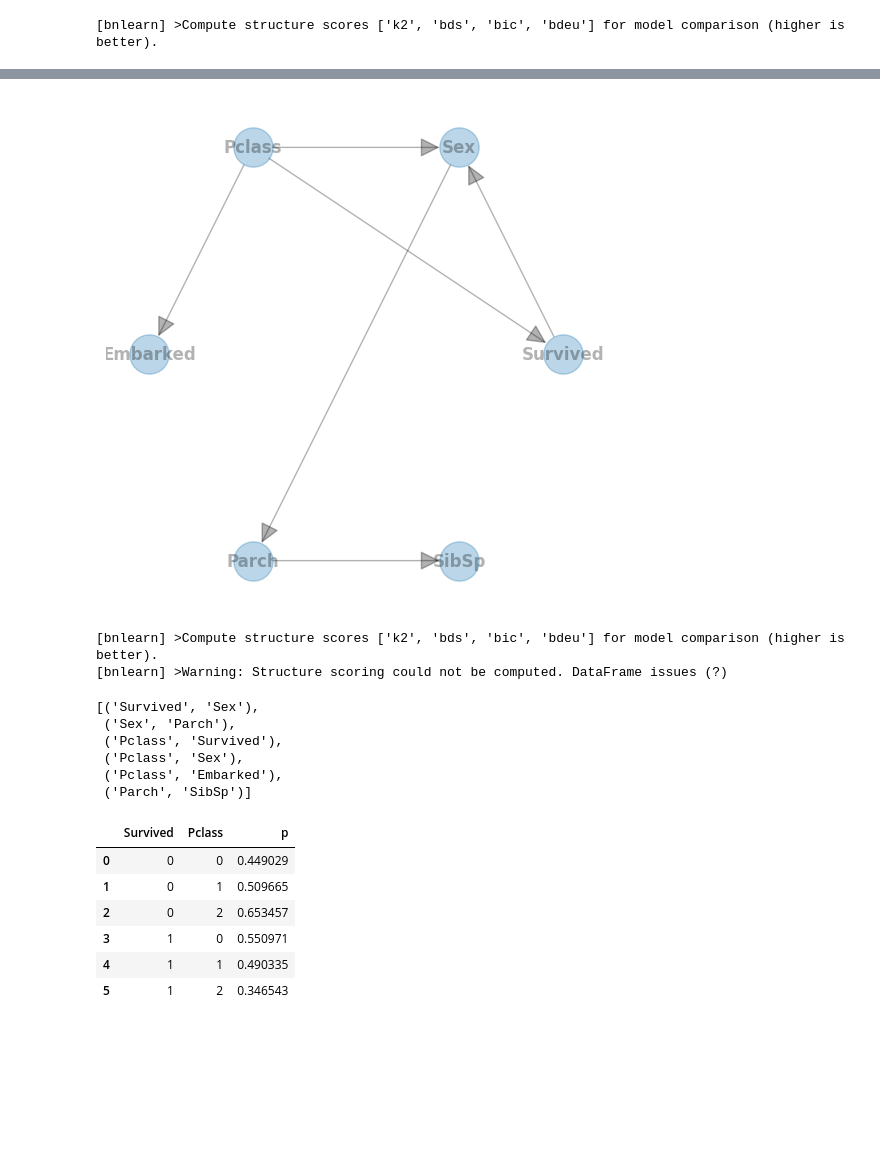
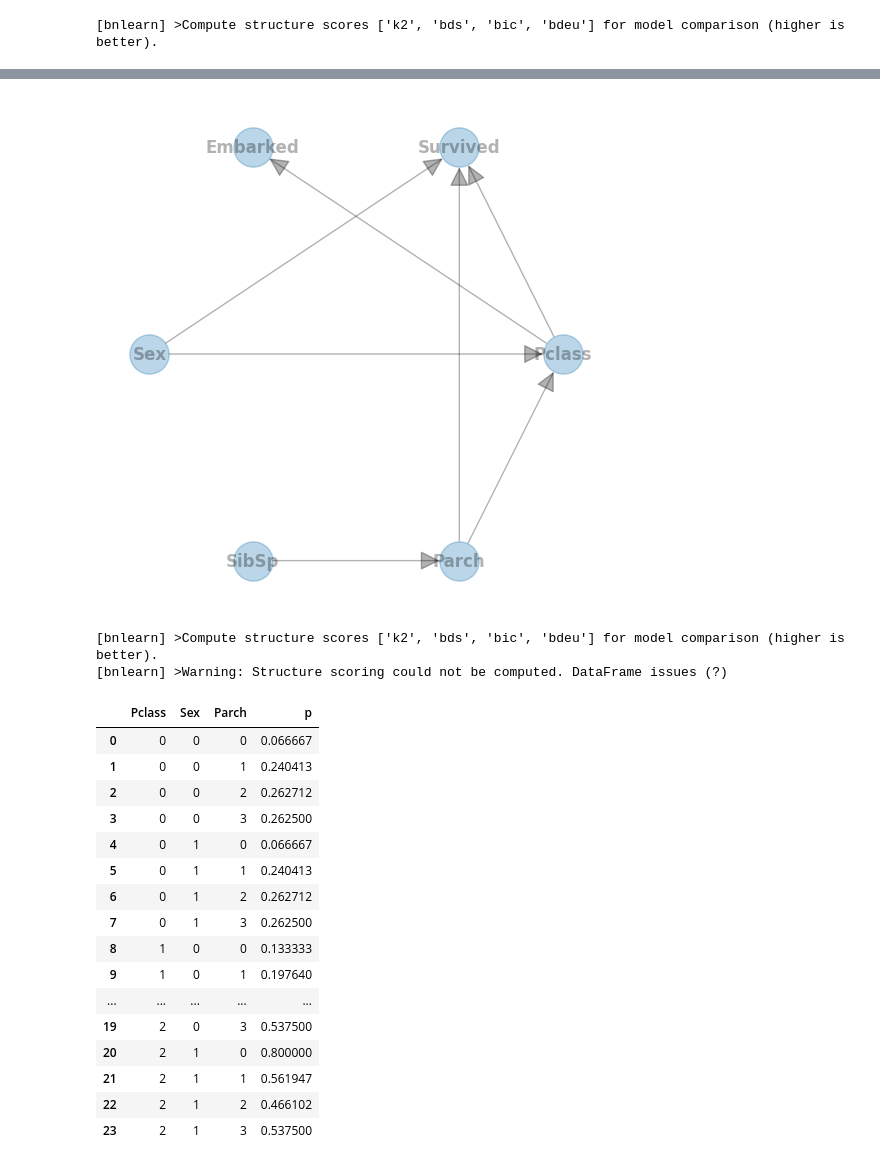
Before and after one commit to rugonzs/FLAI, a Jupyter notebook: Using FLAI for causal.ipynb, the cells around one changed output, grey strips where cells are left out. Drawn from its saved outputs; the diff is of its cells as text; code cells hidden in the pictures; blank space fills up the shorter version.

```diff
--- a/Using FLAI for causal.ipynb
+++ b/Using FLAI for causal.ipynb
@@ -55,5 +51,5 @@ flai_graph.graph['model_edges']
 # %%
-flai_graph.plot()
+flai_graph.plot(directed = True)
 # %% [output]
-[figure, old version]
+[figure, new version]
 # %%
@@ -61,24 +57,25 @@ flai_graph.learn_cpd()
 # %% [output]
 [bnlearn] >Compute structure scores ['k2', 'bds', 'bic', 'bdeu'] for model comparison (higher is better).
 [bnlearn] >Warning: Structure scoring could not be computed. DataFrame issues (?)
-# %%
-flai_graph.graph['model_edges']
-# %% [output]
-[('Survived', 'Sex'),
- ('Sex', 'Parch'),
- ('Pclass', 'Survived'),
- ('Pclass', 'Sex'),
- ('Pclass', 'Embarked'),
- ('Parch', 'SibSp')]
 # %%
 CPDs = flai_graph.get_CPDs()
 # %%
-CPDs['Survived']
+CPDs['Pclass']
 # %% [output]
-|  | Survived | Pclass | p |
-| 0 | 0 | 0 | 0.449029 |
-| 1 | 0 | 1 | 0.509665 |
-| 2 | 0 | 2 | 0.653457 |
-| 3 | 1 | 0 | 0.550971 |
-| 4 | 1 | 1 | 0.490335 |
-| 5 | 1 | 2 | 0.346543 |
+|  | Pclass | Sex | Parch | p |
+| 0 | 0 | 0 | 0 | 0.066667 |
+| 1 | 0 | 0 | 1 | 0.240413 |
+| 2 | 0 | 0 | 2 | 0.262712 |
+| 3 | 0 | 0 | 3 | 0.262500 |
+| 4 | 0 | 1 | 0 | 0.066667 |
+| 5 | 0 | 1 | 1 | 0.240413 |
+| 6 | 0 | 1 | 2 | 0.262712 |
+| 7 | 0 | 1 | 3 | 0.262500 |
+| 8 | 1 | 0 | 0 | 0.133333 |
+| 9 | 1 | 0 | 1 | 0.197640 |
+| ... | ... | ... | ... | ... |
+| 19 | 2 | 0 | 3 | 0.537500 |
+| 20 | 2 | 1 | 0 | 0.800000 |
+| 21 | 2 | 1 | 1 | 0.561947 |
+| 22 | 2 | 1 | 2 | 0.466102 |
+| 23 | 2 | 1 | 3 | 0.537500 |
```
Also changed, not shown: parts of 61 cells of this notebook, 5 other files.
